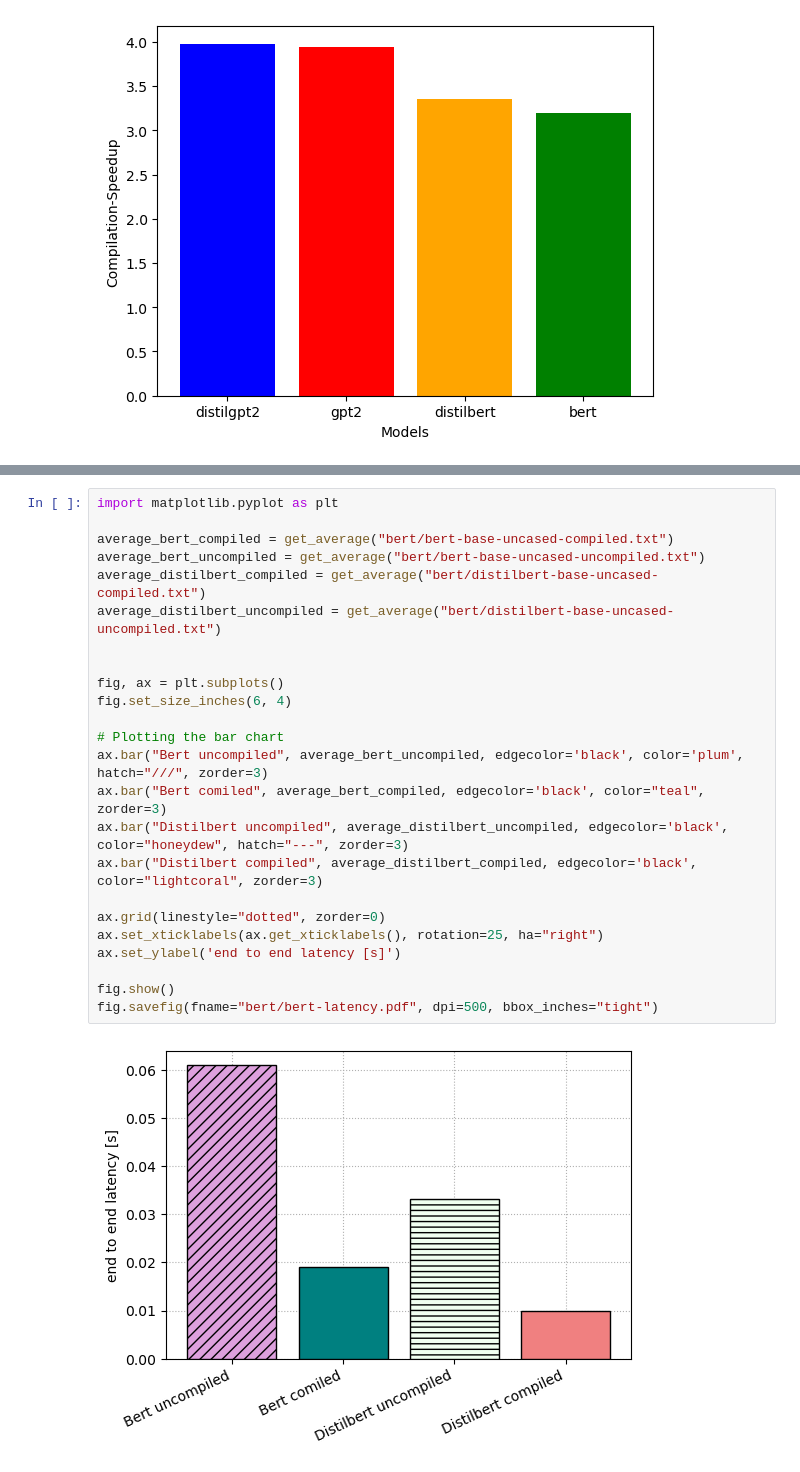
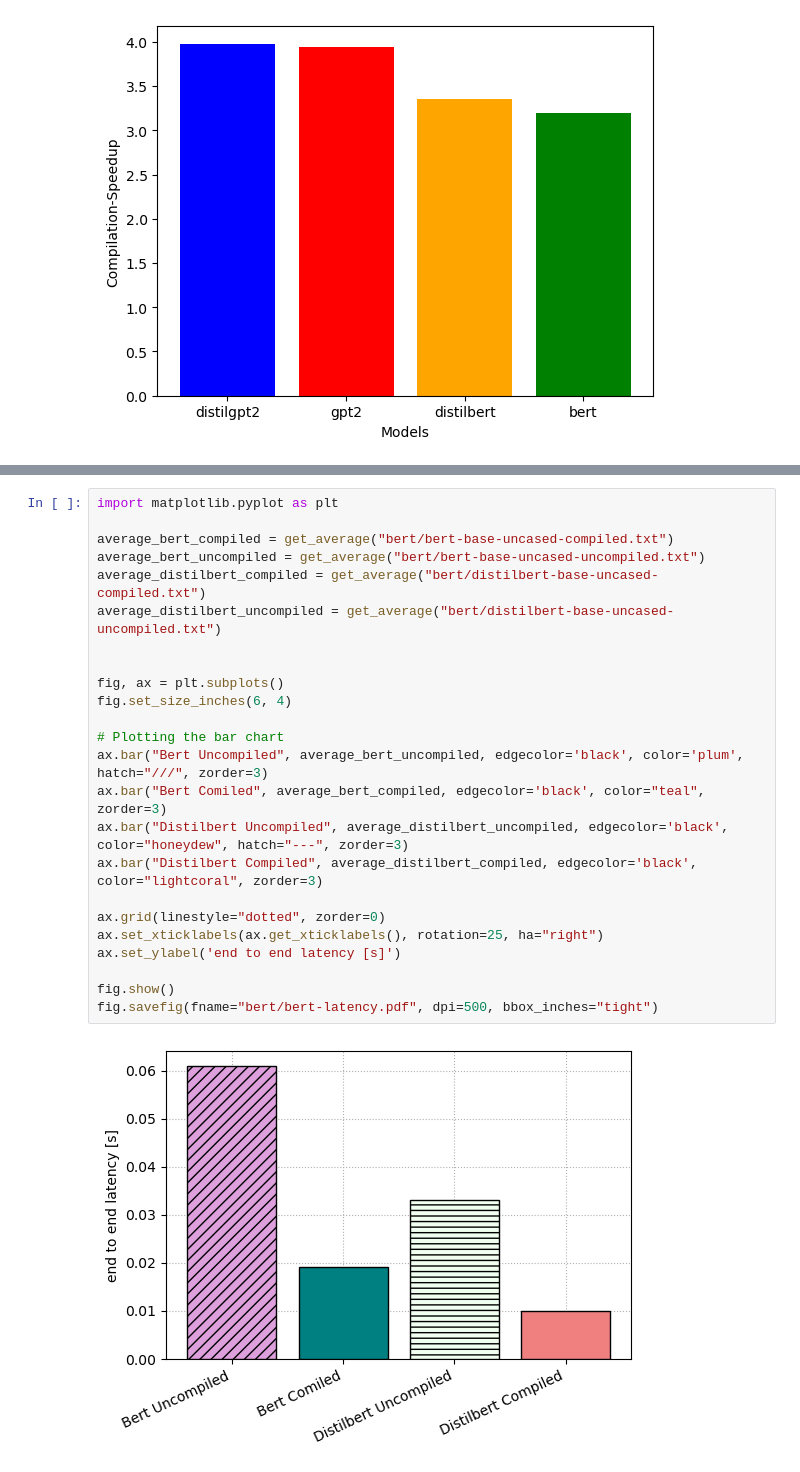
Before and after one commit to felix-ro/Compressed-Model-Inference, a Jupyter notebook: results/graphs.ipynb, the cells around one changed output, grey strips where cells are left out. Cells and saved outputs as stored; diff of their text form.

```diff
--- a/results/graphs.ipynb
+++ b/results/graphs.ipynb
@@ -75,26 +75,26 @@ fig.savefig(fname="gpt2/gpt2-latency.pdf", dpi=500, bbox_inches="tight")
 # %%
 import matplotlib.pyplot as plt
 
 average_bert_compiled = get_average("bert/bert-base-uncased-compiled.txt")
 average_bert_uncompiled = get_average("bert/bert-base-uncased-uncompiled.txt")
 average_distilbert_compiled = get_average("bert/distilbert-base-uncased-compiled.txt")
 average_distilbert_uncompiled = get_average("bert/distilbert-base-uncased-uncompiled.txt")
 
 
 fig, ax = plt.subplots()
 fig.set_size_inches(6, 4)
 
 # Plotting the bar chart
-ax.bar("Bert uncompiled", average_bert_uncompiled, edgecolor='black', color='plum', hatch="///", zorder=3)
-ax.bar("Bert comiled", average_bert_compiled, edgecolor='black', color="teal", zorder=3)
-ax.bar("Distilbert uncompiled", average_distilbert_uncompiled, edgecolor='black', color="honeydew", hatch="---", zorder=3)
-ax.bar("Distilbert compiled", average_distilbert_compiled, edgecolor='black', color="lightcoral", zorder=3)
+ax.bar("Bert Uncompiled", average_bert_uncompiled, edgecolor='black', color='plum', hatch="///", zorder=3)
+ax.bar("Bert Comiled", average_bert_compiled, edgecolor='black', color="teal", zorder=3)
+ax.bar("Distilbert Uncompiled", average_distilbert_uncompiled, edgecolor='black', color="honeydew", hatch="---", zorder=3)
+ax.bar("Distilbert Compiled", average_distilbert_compiled, edgecolor='black', color="lightcoral", zorder=3)
 
 ax.grid(linestyle="dotted", zorder=0)
 ax.set_xticklabels(ax.get_xticklabels(), rotation=25, ha="right")
 ax.set_ylabel('end to end latency [s]')
 
 fig.show()
 fig.savefig(fname="bert/bert-latency.pdf", dpi=500, bbox_inches="tight")
 # %% [output]
-[figure, old version]
+[figure, new version]
```
Also changed, not shown: parts of 1 cell of this notebook, 2 other files.
